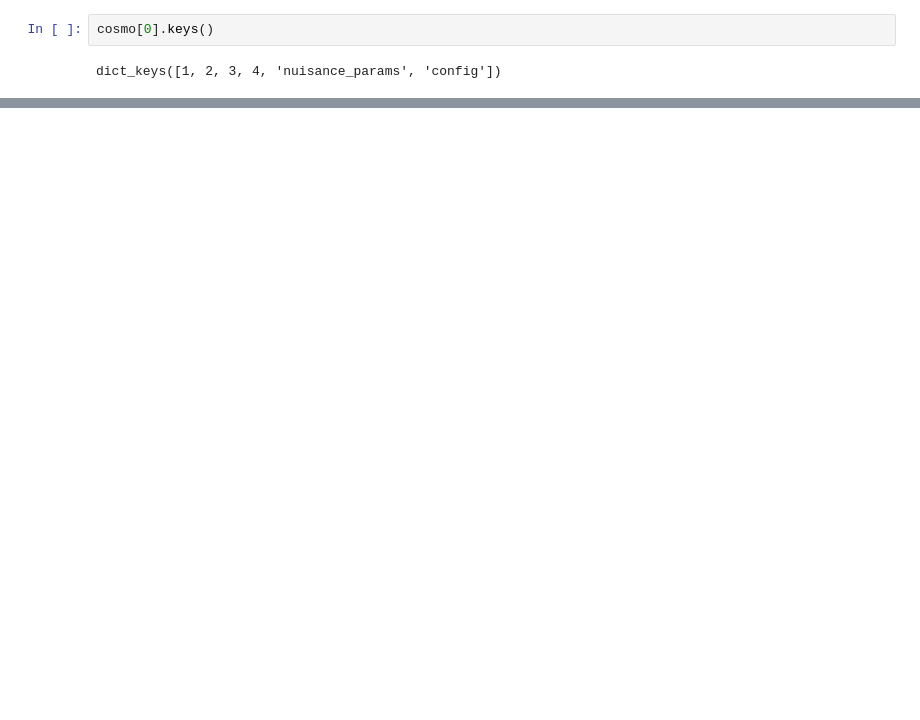
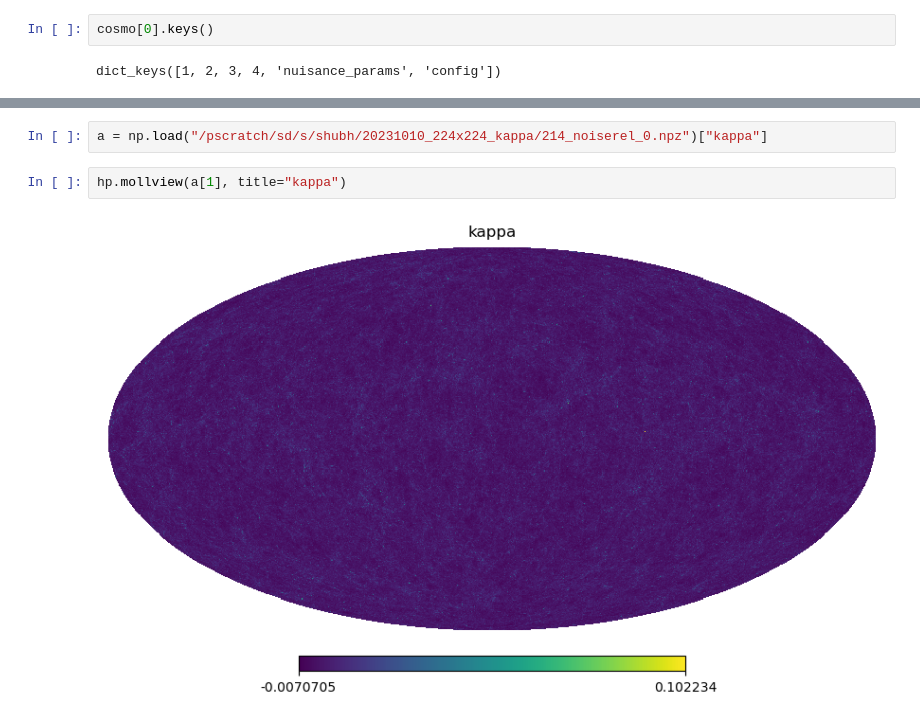
Before and after one commit to shubhagrawal30/ViT_weak_lensing, a Jupyter notebook: notebooks/2-par-sims.ipynb, the cells around one changed output, grey strips where cells are left out. Saved outputs shown, nothing was run; the diff lists cells and outputs as text; blank space fills up the shorter version.

```diff
--- a/notebooks/2-par-sims.ipynb
+++ b/notebooks/2-par-sims.ipynb
@@ -81,0 +72,6 @@ dict_keys([1, 2, 3, 4, 'nuisance_params', 'config'])
+# %%
+a = np.load("/pscratch/sd/s/shubh/20231010_224x224_kappa/214_noiserel_0.npz")["kappa"]
+# %%
+hp.mollview(a[1], title="kappa")
+# %% [output]
+[figure, added]
```
Also changed, not shown: parts of 3 cells of this notebook, 1 other file.
